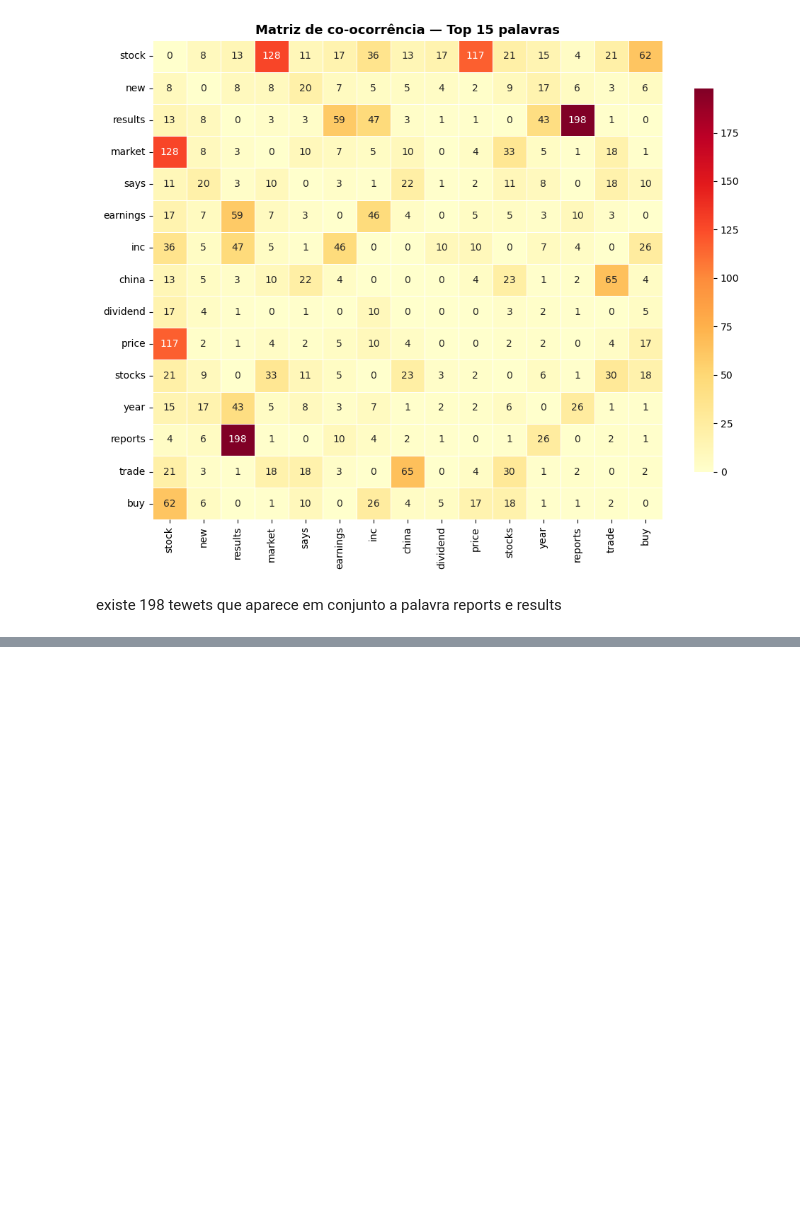
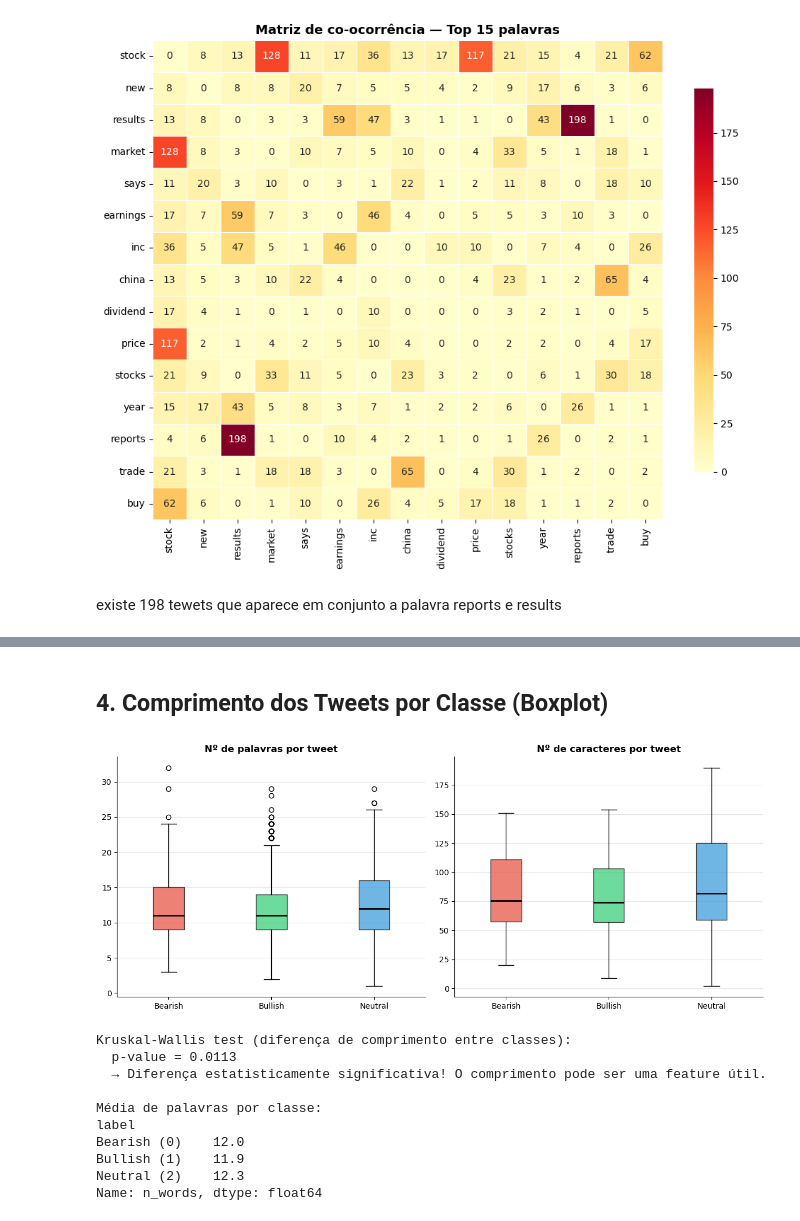
Before and after one commit to rodbarretoteixeira/Text_Mining, a Jupyter notebook: projeto/Text_Mining.ipynb, the cells around one changed output, grey strips where cells are left out. Cells and saved outputs as stored; diff of their text form; code cells hidden in the pictures; blank space fills up the shorter version.

```diff
--- a/projeto/Text_Mining.ipynb
+++ b/projeto/Text_Mining.ipynb
@@ -487,0 +541,56 @@ Distribuição das classes:
+# %% [markdown]
+## 4. Comprimento dos Tweets por Classe (Boxplot)
+# %%
+# ── Comprimento por classe ─────────────────────────────────────────────────────
+df['n_words'] = df['text'].str.split().str.len()
+df['n_chars'] = df['text'].str.len()
+
+fig, axes = plt.subplots(1, 2, figsize=(12, 5))
+
+for metric, ax, title in [
+    ('n_words', axes[0], 'Nº de palavras por tweet'),
+    ('n_chars',  axes[1], 'Nº de caracteres por tweet')
+]:
+    data   = [df[df['label'] == lbl][metric].values for lbl in [0, 1, 2]]
+    bp     = ax.boxplot(data, patch_artist=True,
+                        medianprops={'color': 'black', 'linewidth': 2})
+    for patch, lbl in zip(bp['boxes'], [0, 1, 2]):
+        patch.set_facecolor(CLASS_COLORS[lbl])
+        patch.set_alpha(0.7)
+    ax.set_xticklabels(['Bearish', 'Bullish', 'Neutral'], fontsize=10)
+    ax.set_title(title, fontsize=12, fontweight='bold')
+    ax.grid(axis='y', alpha=0.3)
+    ax.spines[['top', 'right']].set_visible(False)
+
+plt.tight_layout()
+plt.savefig('fig_length_boxplot.png', bbox_inches='tight')
+plt.show()
+
+# Teste estatístico para ver se a diferença é significativa
+from scipy import stats
+bear = df[df['label'] == 0]['n_words']
+bull = df[df['label'] == 1]['n_words']
+neut = df[df['label'] == 2]['n_words']
+
+stat, p = stats.kruskal(bear, bull, neut)
+print(f'Kruskal-Wallis test (diferença de comprimento entre classes):')
+print(f'  p-value = {p:.4f}')
+if p < 0.05:
+    print('  → Diferença estatisticamente significativa! O comprimento pode ser uma feature útil.')
+else:
+    print('  → Sem diferença significativa. O comprimento não discrimina bem as classes.')
+
+print(f'\nMédia de palavras por classe:')
+print(df.groupby('label')['n_words'].mean().round(1).rename(index=CLASS_NAMES))
+# %% [output]
+[figure, added]
+Kruskal-Wallis test (diferença de comprimento entre classes):
+  p-value = 0.0113
+  → Diferença estatisticamente significativa! O comprimento pode ser uma feature útil.
+
+Média de palavras por classe:
+label
+Bearish (0)    12.0
+Bullish (1)    11.9
+Neutral (2)    12.3
+Name: n_words, dtype: float64
```
Also changed, not shown: parts of 29 cells of this notebook, 13 other files.
